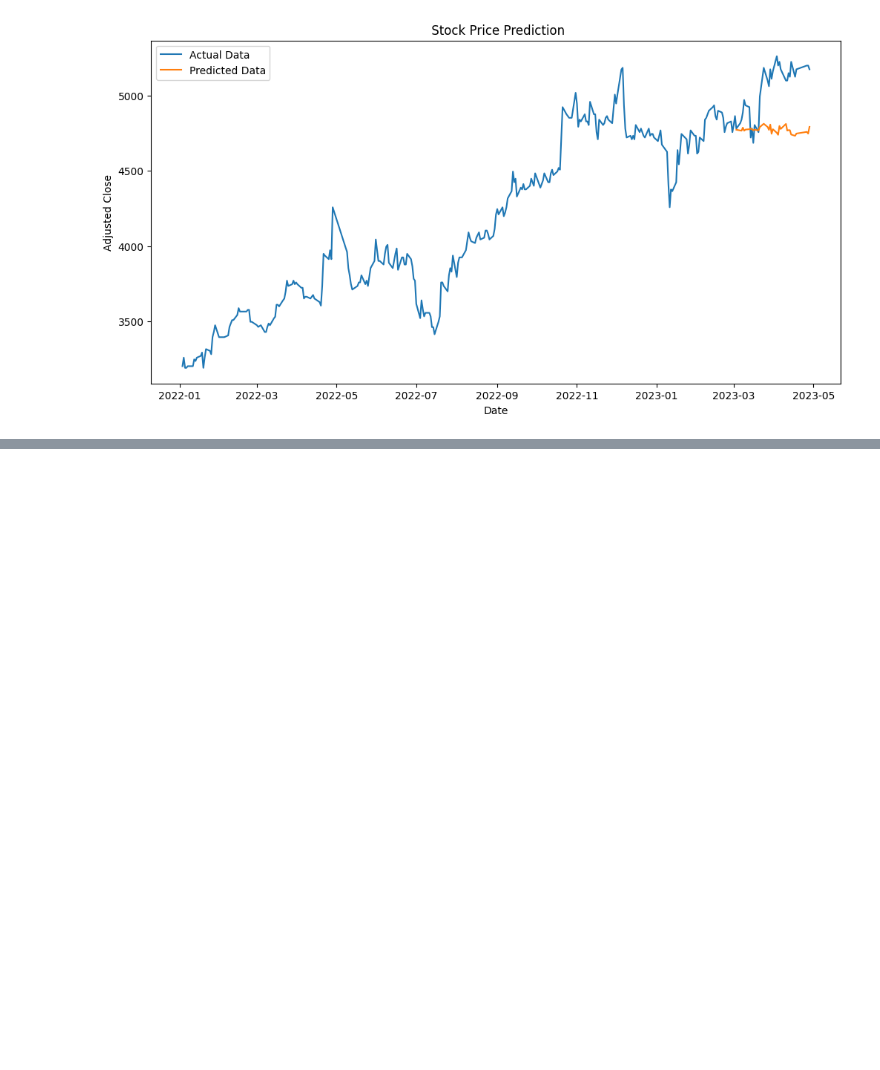
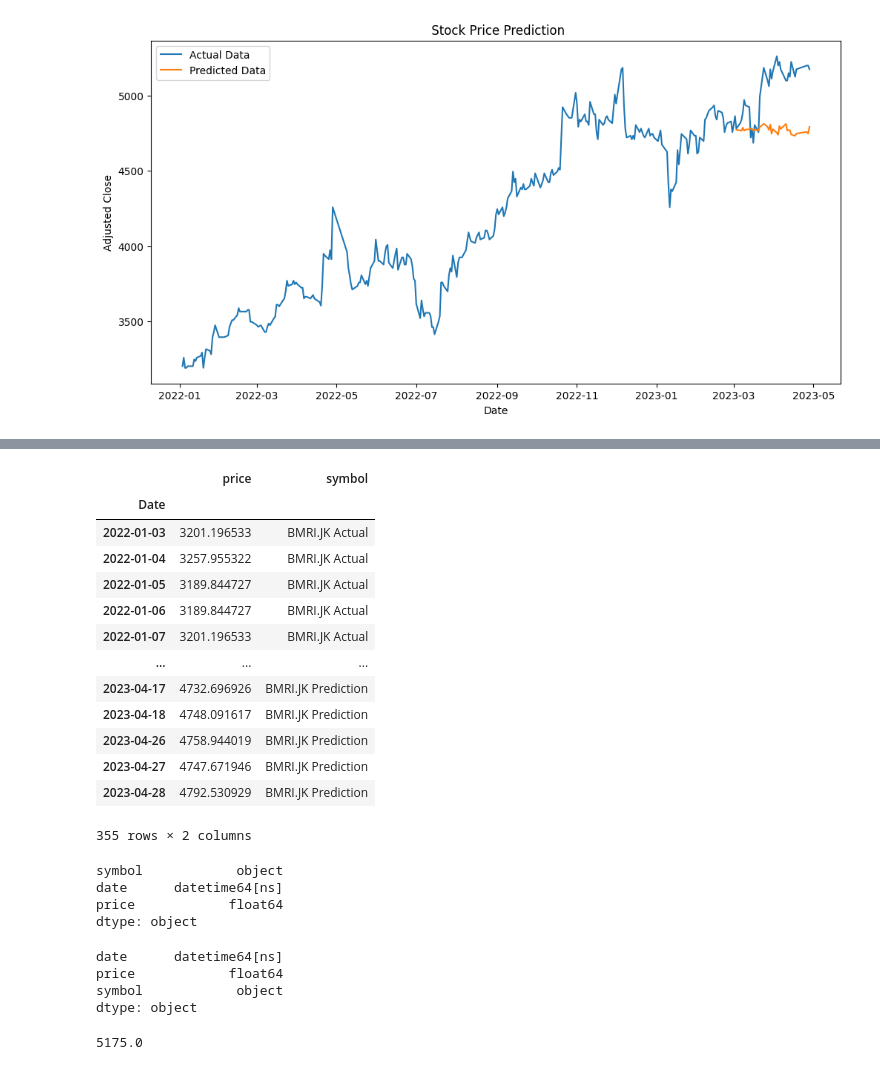
Before and after one commit to tgaufa/stock_prediction_time_series_modelling, a Jupyter notebook: 3. modelling_ts.ipynb, the cells around one changed output, grey strips where cells are left out. Drawn from its saved outputs; the diff is of its cells as text; code cells hidden in the pictures; blank space fills up the shorter version.

```diff
--- a/3. modelling_ts.ipynb
+++ b/3. modelling_ts.ipynb
@@ -376,0 +422,28 @@ predict_price = util.pickle_load(params["predict_dataset_path"])
+# %%
+actual_price = pd.DataFrame(util.pickle_load(params["raw_dataset_path"])[params['target_stock']])
+predict_price = pd.DataFrame(util.pickle_load(params["predict_dataset_path"]))
+
+actual_price['symbol'] = params["target_stock"] + ' Actual'
+predict_price['symbol'] = params["target_stock"] + ' Prediction'
+predict_price['predicted_mean'].columns = params['target_stock']
+predict_price.rename(columns={predict_price.columns[0]: 'price'}, inplace=True)
+actual_price.rename(columns={actual_price.columns[0]: 'price'}, inplace=True)
+
+stock_price = pd.concat([actual_price, predict_price], axis=0)
+# %%
+stock_price
+# %% [output]
+|  | price | symbol |
+| Date |  |  |
+| 2022-01-03 | 3201.196533 | BMRI.JK Actual |
+| 2022-01-04 | 3257.955322 | BMRI.JK Actual |
+| 2022-01-05 | 3189.844727 | BMRI.JK Actual |
+| 2022-01-06 | 3189.844727 | BMRI.JK Actual |
+| 2022-01-07 | 3201.196533 | BMRI.JK Actual |
+| ... | ... | ... |
+| 2023-04-17 | 4732.696926 | BMRI.JK Prediction |
+| 2023-04-18 | 4748.091617 | BMRI.JK Prediction |
+| 2023-04-26 | 4758.944019 | BMRI.JK Prediction |
+| 2023-04-27 | 4747.671946 | BMRI.JK Prediction |
+| 2023-04-28 | 4792.530929 | BMRI.JK Prediction |
+355 rows × 2 columns
@@ -376,0 +453,14 @@ predict_price = util.pickle_load(params["predict_dataset_path"])
+# %%
+source.dtypes
+# %% [output]
+symbol            object
+date      datetime64[ns]
+price            float64
+dtype: object
+# %%
+stock_price.dtypes
+# %% [output]
+date      datetime64[ns]
+price            float64
+symbol            object
+dtype: object
@@ -376,0 +469,4 @@ predict_price = util.pickle_load(params["predict_dataset_path"])
+# %%
+latest_price
+# %% [output]
+5175.0
```
Also changed, not shown: parts of 7 cells of this notebook, 10 other files.
